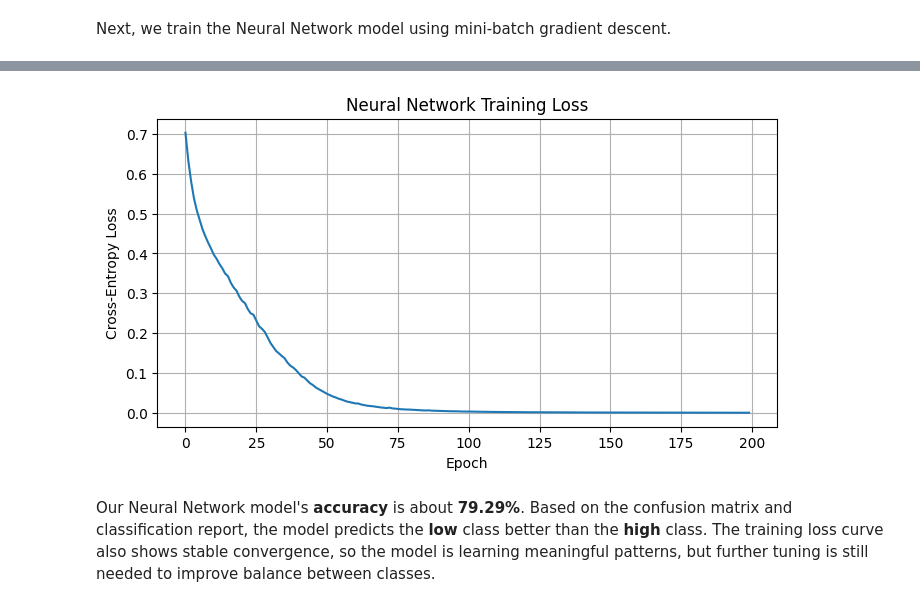
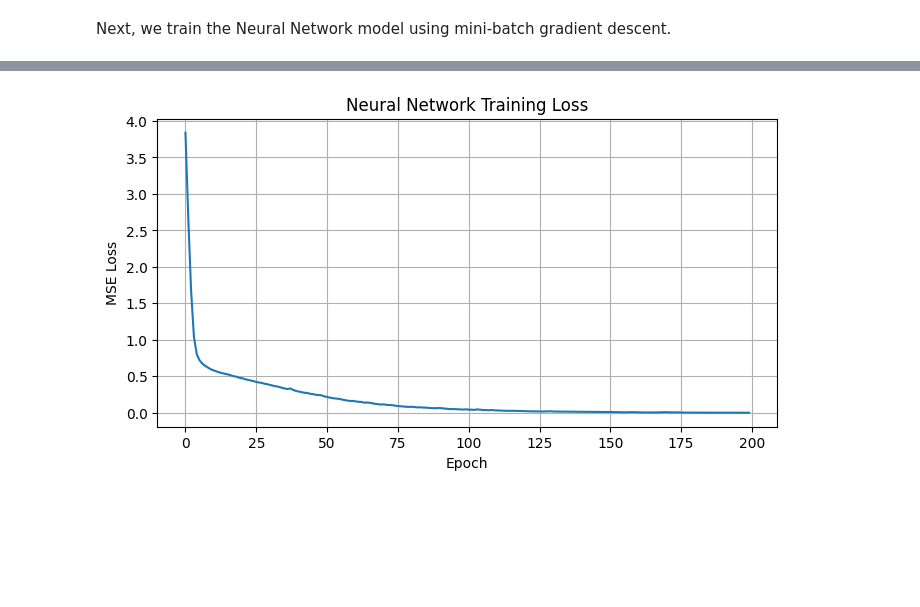
Before and after one commit to Sky282128/LearningModels, a Jupyter notebook: MCO.ipynb, the cells around one changed output, grey strips where cells are left out. Cells and saved outputs as stored; diff of their text form; code cells hidden in the pictures; blank space fills up the shorter version.

```diff
--- a/MCO.ipynb
+++ b/MCO.ipynb
@@ -995,35 +995,24 @@ Next, we prepare the neural network dataset by ensuring the classification label
 # %%
-# Ensure classification label exists.
-if "alcohol_class" not in combined_df.columns:
-    from decisiontrees import alcohol_level
-    combined_df["alcohol_class"] = combined_df["alcohol_consumption"].apply(alcohol_level)
-
-# Neural network inputs and labels.
-X_nn = combined_df.drop(columns=["alcohol_consumption", "alcohol_class"])
-y_nn = combined_df["alcohol_class"]
-
-if y_nn.dtype == "object":
-    y_nn_encoded = y_nn.map({"low": 0, "high": 1})
-else:
-    y_nn_encoded = y_nn.astype(int)
+# Neural network inputs and target
+X_nn = combined_df.drop(columns=["alcohol_consumption", "alcohol_class"], errors="ignore")
+y_nn = combined_df["alcohol_consumption"].astype(float)
 
 X_nn_train, X_nn_test, y_nn_train, y_nn_test = train_test_split(
     X_nn,
-    y_nn_encoded,
+    y_nn,
     test_size=0.2,
     random_state=27,
-    stratify=y_nn_encoded,
 )
 
-# Fit scaler on train only, then transform test using train statistics.
+
 scaler_nn = StandardScaler()
 X_nn_train_scaled = scaler_nn.fit_transform(X_nn_train)
 X_nn_test_scaled = scaler_nn.transform(X_nn_test)
 
 X_nn_train_tensor = torch.tensor(X_nn_train_scaled, dtype=torch.float32)
 X_nn_test_tensor = torch.tensor(X_nn_test_scaled, dtype=torch.float32)
-y_nn_train_tensor = torch.tensor(y_nn_train.values, dtype=torch.long)
-y_nn_test_tensor = torch.tensor(y_nn_test.values, dtype=torch.long)
+y_nn_train_tensor = torch.tensor(y_nn_train.values, dtype=torch.float32).unsqueeze(1)
+y_nn_test_tensor = torch.tensor(y_nn_test.values, dtype=torch.float32).unsqueeze(1)
 
 print("NN train shape:", X_nn_train_tensor.shape)
 print("NN test shape:", X_nn_test_tensor.shape)
@@ -1041,7 +1030,7 @@ class AlcoholNN(nn.Module):
             nn.ReLU(),
             nn.Linear(32, 16),
             nn.ReLU(),
-            nn.Linear(16, 2),
+            nn.Linear(16, 1),
         )
 
     def forward(self, x):
@@ -1050,7 +1039,7 @@ class AlcoholNN(nn.Module):
 
 input_dim = X_nn_train_tensor.shape[1]
 nn_model = AlcoholNN(input_dim)
-criterion_nn = nn.CrossEntropyLoss()
+criterion_nn = nn.MSELoss()
 optimizer_nn = optim.Adam(nn_model.parameters(), lr=0.001)
 
 num_epochs = 200
@@ -1131,12 +1111,10 @@ weighted avg       0.76      0.77      0.76       169
 # %%
 plt.figure(figsize=(8, 4))
 plt.plot(loss_history)
 plt.title("Neural Network Training Loss")
 plt.xlabel("Epoch")
-plt.ylabel("Cross-Entropy Loss")
+plt.ylabel("MSE Loss")
 plt.grid(True)
 plt.show()
 # %% [output]
-[figure, old version]
+[figure, new version]
-# %% [markdown]
-Our Neural Network model's **accuracy** is about **79.29%**. Based on the confusion matrix and classification report, the model predicts the **low** class better than the **high** class. The training loss curve also shows stable convergence, so the model is learning meaningful patterns, but further tuning is still needed to improve balance between classes.
```
Also changed, not shown: parts of 6 cells of this notebook.
